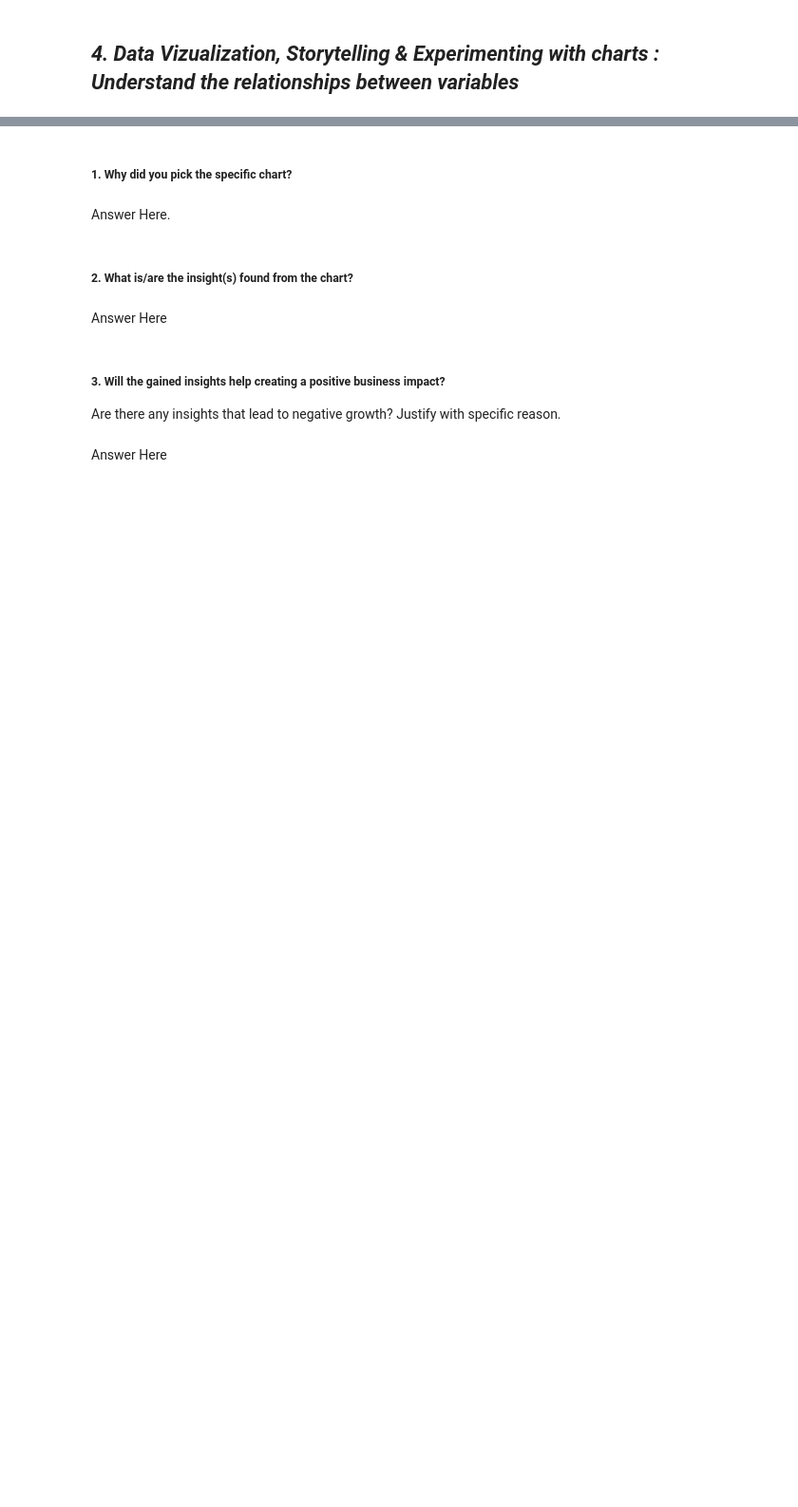
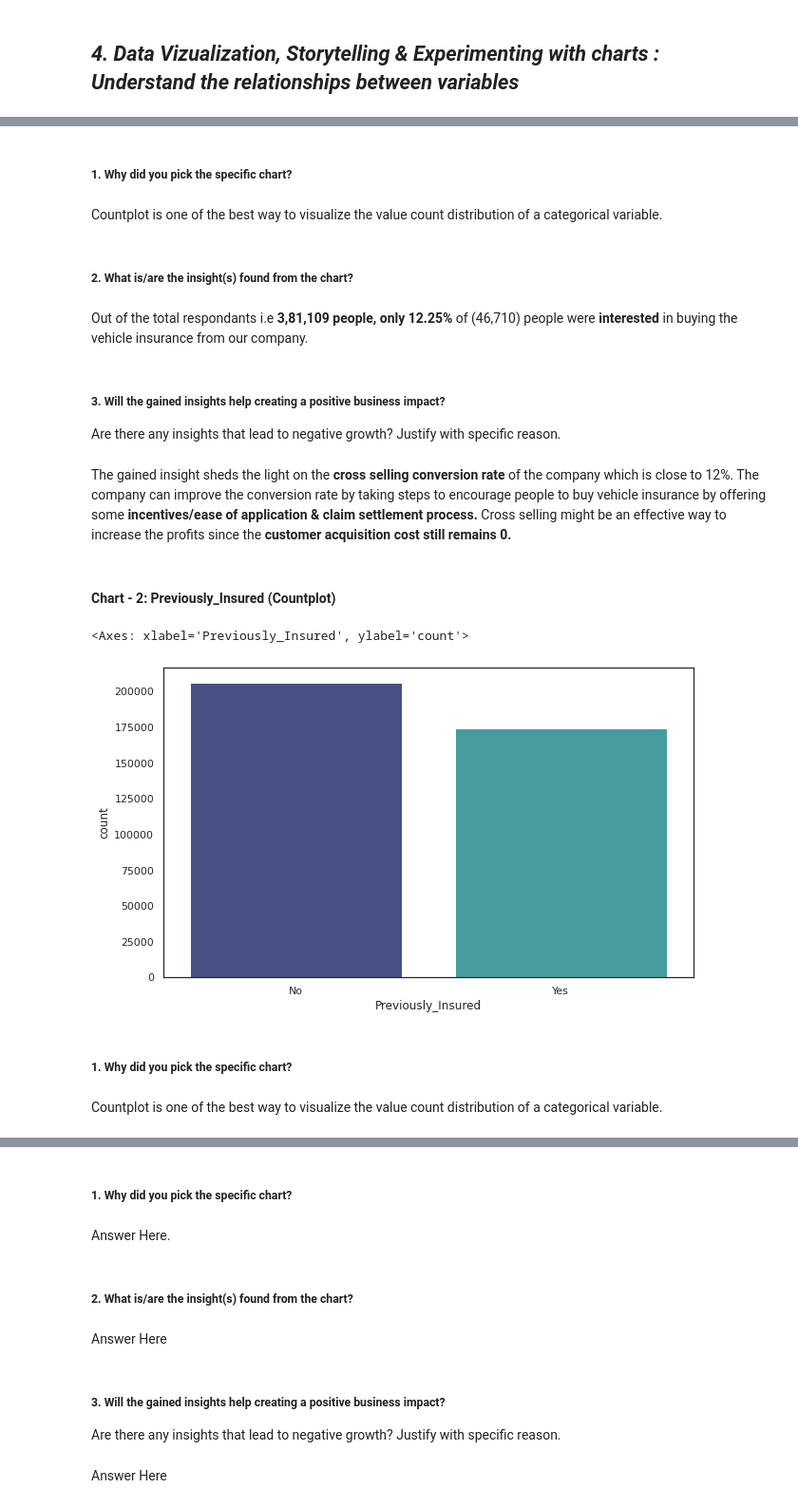
Before and after one commit to mohith-ds8/Health-Insurance-Cross-Sell-Prediction, a Jupyter notebook: Health_Insurance_Cross_Sell_Prediciotn.ipynb, the cells around one changed output, grey strips where cells are left out. Shown at 95% size. Drawn from its saved outputs; the diff is of its cells as text; code cells hidden in the pictures; blank space fills up the shorter version.

```diff
--- a/Health_Insurance_Cross_Sell_Prediciotn.ipynb
+++ b/Health_Insurance_Cross_Sell_Prediciotn.ipynb
@@ -312,0 +340,27 @@ categorical_features.head()
+# %% [markdown]
+##### 1. Why did you pick the specific chart?
+# %% [markdown]
+Countplot is one of the best way to visualize the value count distribution of a categorical variable.
+# %% [markdown]
+##### 2. What is/are the insight(s) found from the chart?
+# %% [markdown]
+Out of the total respondants i.e **3,81,109 people, only 12.25%** of (46,710) people were **interested** in buying the vehicle insurance from our company.
+# %% [markdown]
+##### 3. Will the gained insights help creating a positive business impact?
+Are there any insights that lead to negative growth? Justify with specific reason.
+# %% [markdown]
+The gained insight sheds the light on the **cross selling conversion rate** of the company which is close to 12%. The company can improve the conversion rate by taking steps to encourage people to buy vehicle insurance by offering some **incentives/ease of application & claim settlement process.** Cross selling might be an effective way to increase the profits since the **customer acquisition cost still remains 0.**
+# %% [markdown]
+#### Chart - 2: Previously_Insured (Countplot)
+# %%
+# Chart - 2 visualization code
+# Plotting a countplot for categorical variable- 'Previously_Insured'
+
+sns.countplot(x=df['Previously_Insured'], data=df, palette='mako')
+# %% [output]
+<Axes: xlabel='Previously_Insured', ylabel='count'>
+[figure, added]
+# %% [markdown]
+##### 1. Why did you pick the specific chart?
+# %% [markdown]
+Countplot is one of the best way to visualize the value count distribution of a categorical variable.
```
Also changed, not shown: parts of 193 cells of this notebook.
